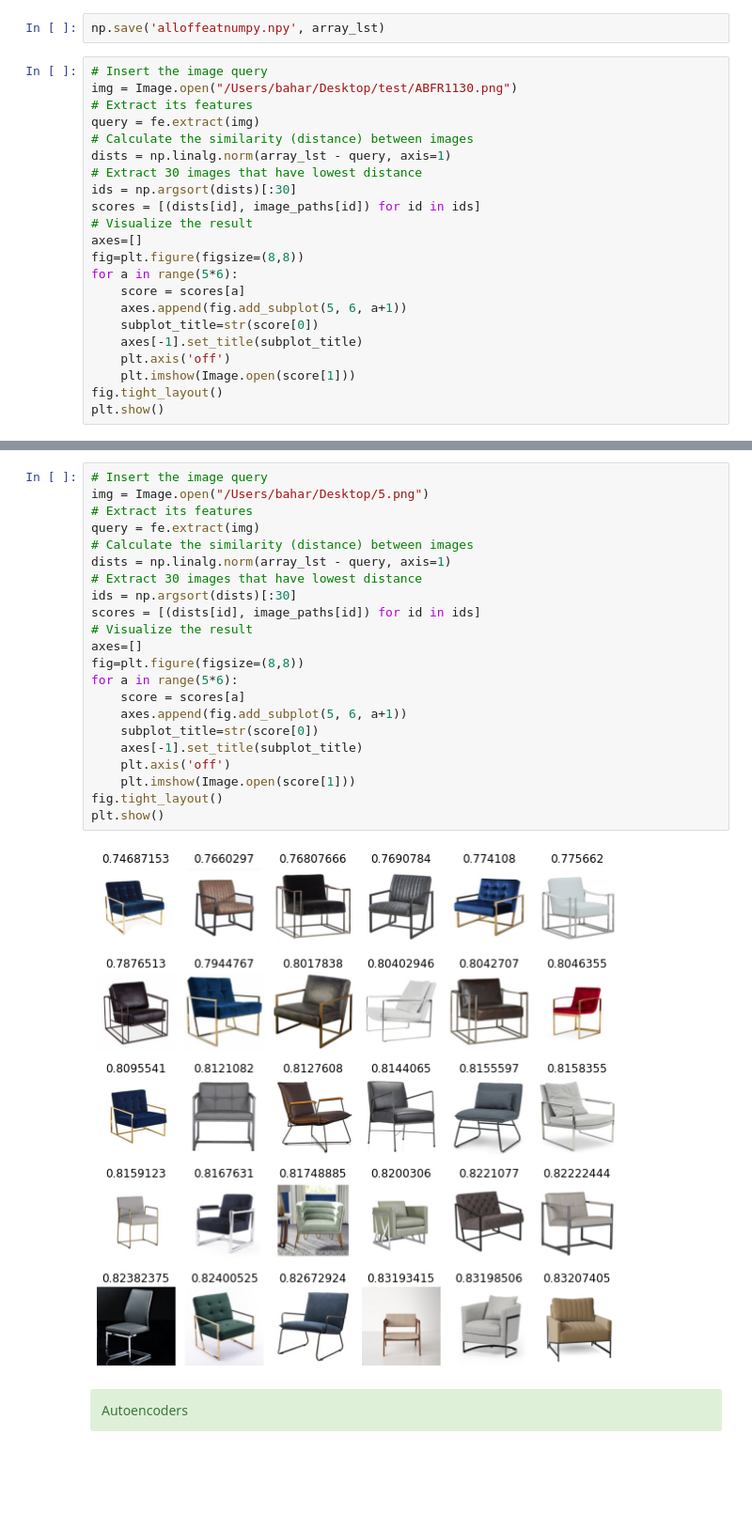
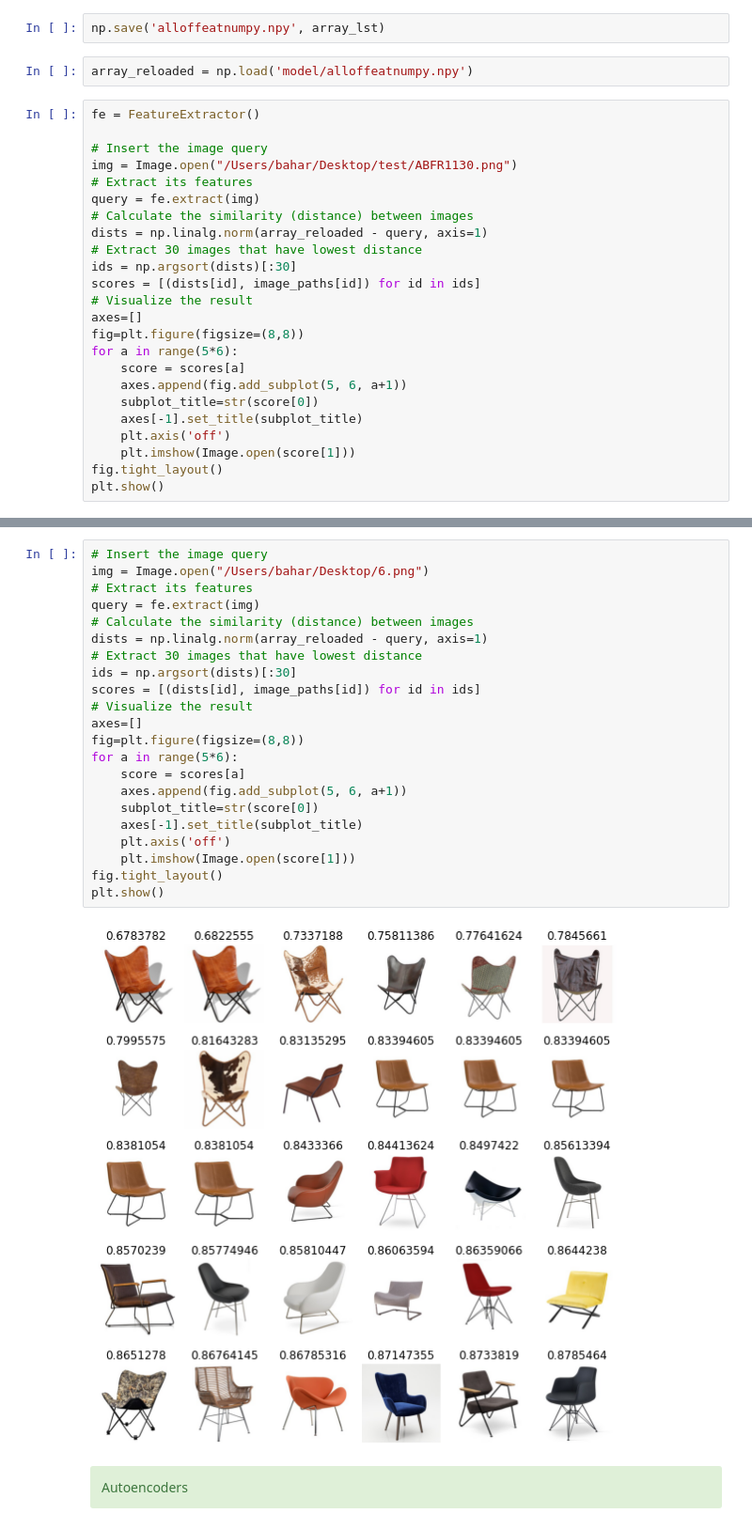
Before and after one commit to baharbiazar/image_search_engine, a Jupyter notebook: search_engine.ipynb, the cells around one changed output, grey strips where cells are left out. Shown at 94% size. Drawn from its saved outputs; the diff is of its cells as text; blank space fills up the shorter version.

```diff
--- a/search_engine.ipynb
+++ b/search_engine.ipynb
@@ -275,13 +275,17 @@ pwd
 '/Users/bahar/Desktop/Cap3/image_search_engine'
 # %%
 np.save('alloffeatnumpy.npy', array_lst)
+# %%
+array_reloaded = np.load('model/alloffeatnumpy.npy')
 # %%
+fe = FeatureExtractor()
+
 # Insert the image query
 img = Image.open("/Users/bahar/Desktop/test/ABFR1130.png")
 # Extract its features
 query = fe.extract(img)
 # Calculate the similarity (distance) between images
-dists = np.linalg.norm(array_lst - query, axis=1)
+dists = np.linalg.norm(array_reloaded - query, axis=1)
 # Extract 30 images that have lowest distance
 ids = np.argsort(dists)[:30]
 scores = [(dists[id], image_paths[id]) for id in ids]
@@ -301,28 +305,28 @@ plt.show()
 [figure]
 # %%
 # Insert the image query
-img = Image.open("/Users/bahar/Desktop/5.png")
+img = Image.open("/Users/bahar/Desktop/6.png")
 # Extract its features
 query = fe.extract(img)
 # Calculate the similarity (distance) between images
-dists = np.linalg.norm(array_lst - query, axis=1)
+dists = np.linalg.norm(array_reloaded - query, axis=1)
 # Extract 30 images that have lowest distance
 ids = np.argsort(dists)[:30]
 scores = [(dists[id], image_paths[id]) for id in ids]
 # Visualize the result
 axes=[]
 fig=plt.figure(figsize=(8,8))
 for a in range(5*6):
     score = scores[a]
     axes.append(fig.add_subplot(5, 6, a+1))
     subplot_title=str(score[0])
     axes[-1].set_title(subplot_title)
     plt.axis('off')
     plt.imshow(Image.open(score[1]))
 fig.tight_layout()
 plt.show()
 # %% [output]
-[figure, old version]
+[figure, new version]
 # %% [markdown]
 <div class="alert-success">
 Autoencoders
```
Also changed, not shown: 3 other files.
